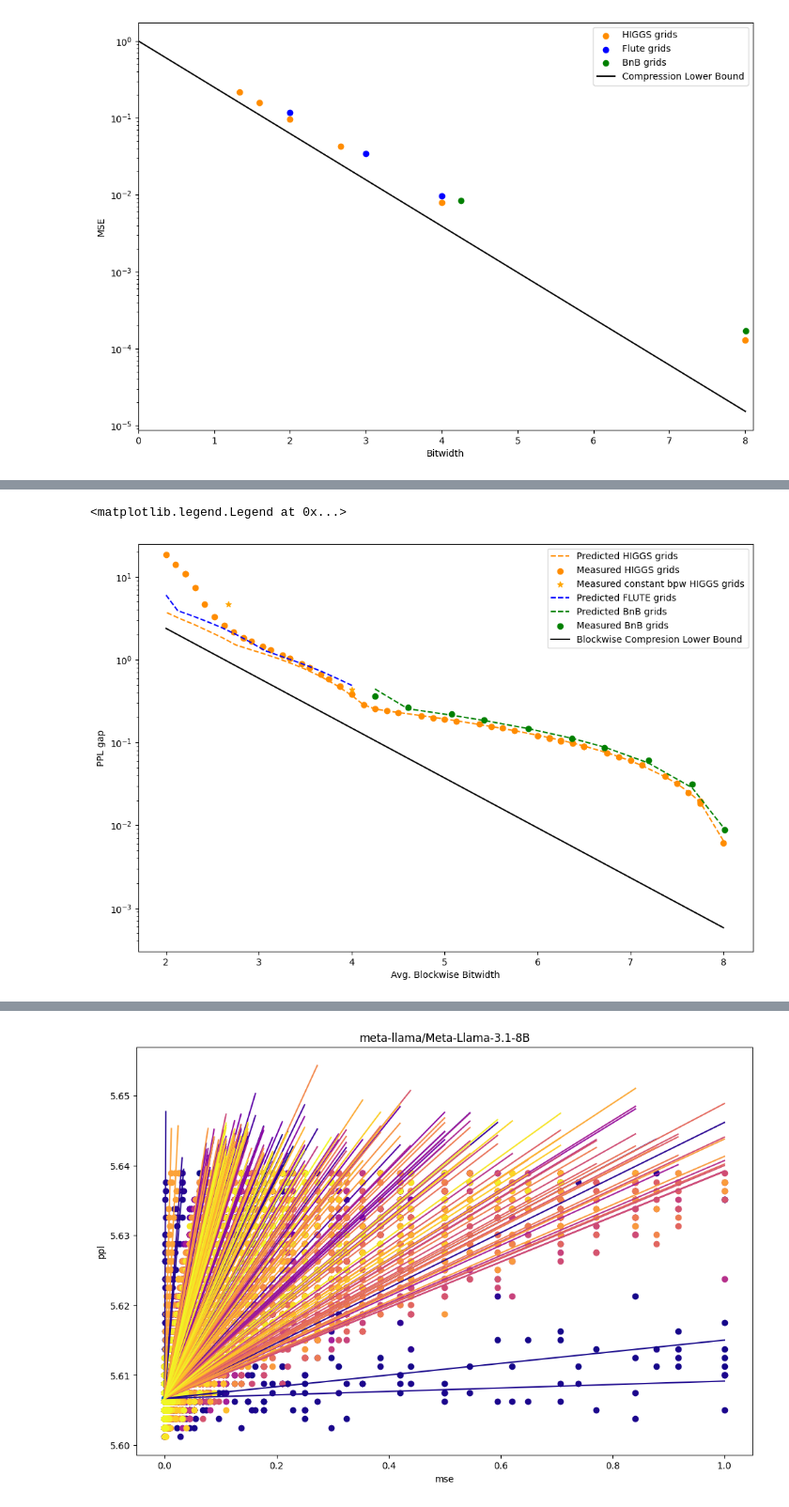
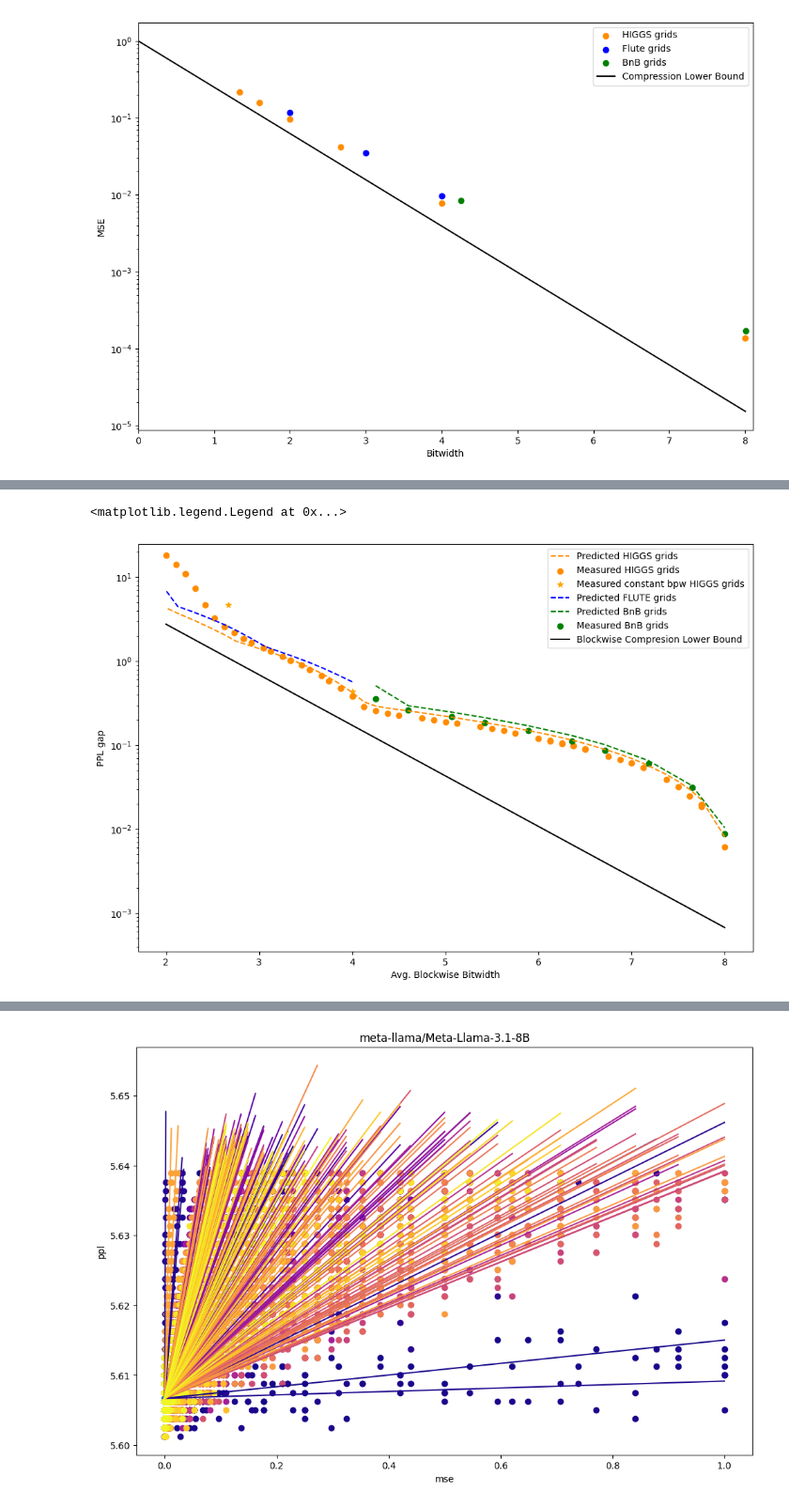
Before and after one commit to galqiwi/linear-layer-compression, a Jupyter notebook: Andrei/gptq/plots.ipynb, the cells around one changed output, grey strips where cells are left out. Shown: that part at 94% size. Drawn from its saved outputs; the diff is of its cells as text; code cells hidden in the pictures.

Commit message:
Plots

```diff
--- a/Andrei/gptq/plots.ipynb
+++ b/Andrei/gptq/plots.ipynb
@@ -675,19 +675,19 @@ def str2frame(estr, sep = ',', lineterm = '\n', set_header = True):
 
 df = str2frame(""",solution_size,solution_pred_err,solution_real_err
 0,4.25,0.5390484014367625,0.3602409362792969
-1,4.603024488304094,0.3115161988459959,0.2638068199157715
-2,5.073723806042885,0.26045065436376247,0.22072649002075195
-3,5.426748294346979,0.22466796962048444,0.18700647354125977
-4,5.89744761208577,0.1796151688197496,0.14834213256835938
-5,6.368146929824562,0.13722805568444696,0.11121177673339844
-6,6.721171418128655,0.1071288431758188,0.08701467514038086
-7,7.191870735867447,0.06912787916274939,0.060390472412109375
-8,7.662570053606238,0.034763277199971875,0.0313725471496582
-9,8.015594541910332,0.010925007230206125,0.008766651153564453""").astype(float)
+1,4.6015625,0.3115161988459959,0.2638068199157715
+2,5.0703125,0.26045065436376247,0.22072649002075195
+3,5.421875,0.22466796962048444,0.18700647354125977
+4,5.890625,0.1796151688197496,0.14834213256835938
+5,6.359375,0.13722805568444696,0.11121177673339844
+6,6.7109375,0.1071288431758188,0.08701467514038086
+7,7.1796875,0.06912787916274939,0.060390472412109375
+8,7.6484375,0.034763277199971875,0.0313725471496582
+9,8.0,0.010925007230206125,0.008766651153564453""").astype(float)
 
 df["bitwidht"] = df["solution_size"]
 # %%
-KOSTIL = 0.82 # ref_sum_slope / sum(slopes) # 1
+KOSTIL = ref_sum_slope / sum(slopes) # 0.82 # 1
 
 def get_expected_ppl_gap(slopes, grid_mses, selection):
     return (grid_mses[selection] * slopes).sum()
@@ -847,34 +847,34 @@ for indices in combo_configurations:
         np.ones((32,)) / 32,
         np.asarray([grid["bits"] for grid in combo_grids]),
         np.asarray(indices),
     )
 
     temp_ppl_gaps.append(ppl_gap)
     temp_bitwidths.append(bitwidht)
 temp_ppl_gaps = np.asarray(temp_ppl_gaps)
 temp_bitwidths = np.asarray(temp_bitwidths)
 order = np.argsort(temp_ppl_gaps)
 # plt.plot(temp_bitwidths[order], temp_ppl_gaps[order], linestyle="--", label=f"Predicted FLUTE+BnB grids")
 
 plt.plot(
     np.linspace(2, 8),
     [expected_ppl_gap(slopes, get_optimal_blockwise_bitwidths(slopes, bpw)) * KOSTIL for bpw in np.linspace(2, 8)],
     color="black", label="Blockwise Compresion Lower Bound",
 )
 
 plt.xlabel("Avg. Blockwise Bitwidth")
 plt.ylabel("PPL gap")
 
 plt.yscale('log')
 plt.ylim(None, 25)
 # plt.xlim(2, 4.1)
 
 # plt.ylim(0, 1)
 
 plt.legend()
 # %% [output]
 <matplotlib.legend.Legend at 0x...>
-[figure, old version]
+[figure, new version]
 # %%
 import subprocess
 
```
Also changed, not shown: parts of 7 cells of this notebook, 6 other files.
